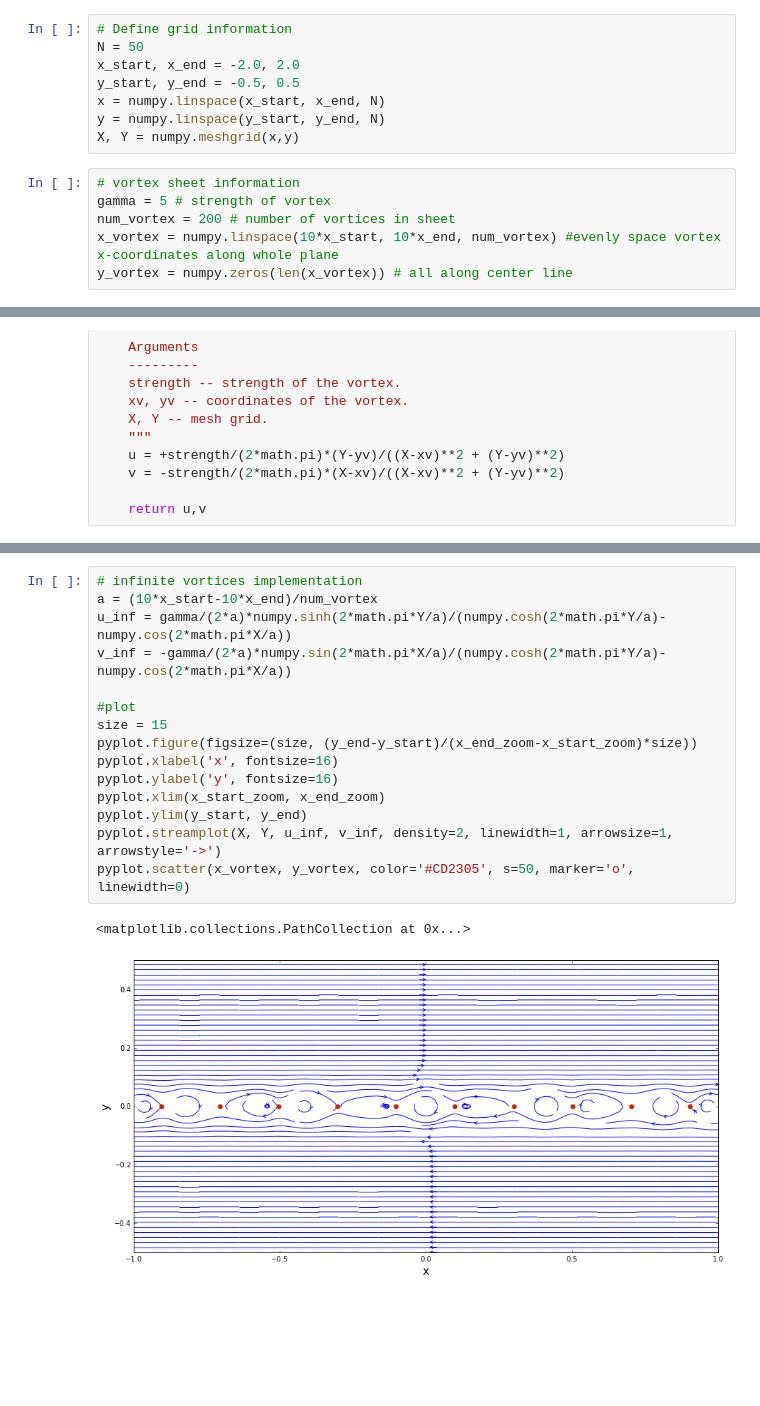
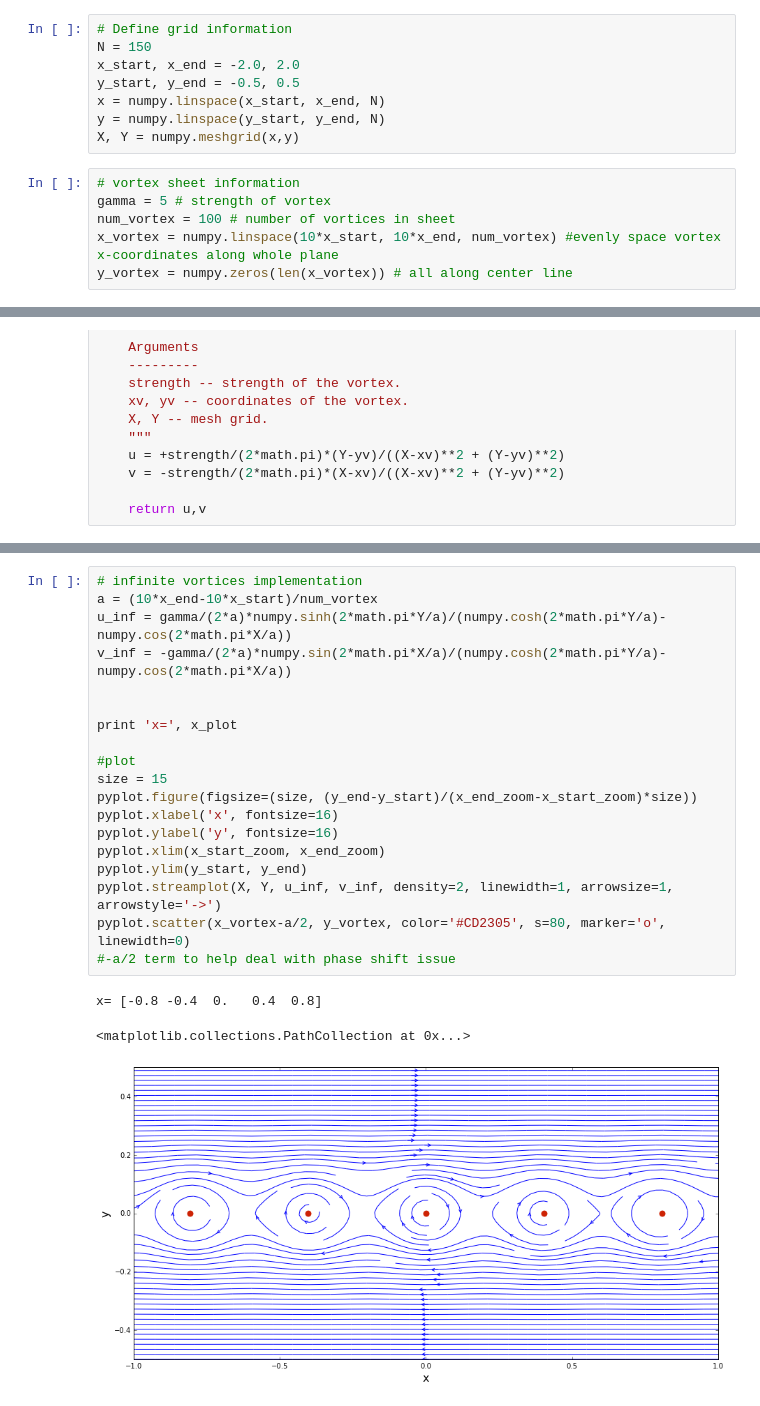
Before and after one commit to mglasstone/MAE6226, a Jupyter notebook: Lesson 05 - Row of Vortices Code.ipynb, the cells around one changed output, grey strips where cells are left out. Cells and saved outputs as stored; diff of their text form; blank space fills up the shorter version.

```diff
--- a/Lesson 05 - Row of Vortices Code.ipynb
+++ b/Lesson 05 - Row of Vortices Code.ipynb
@@ -4,7 +4,7 @@ import math
 from matplotlib import pyplot
 # %%
 # Define grid information
-N = 50
+N = 150
 x_start, x_end = -2.0, 2.0
 y_start, y_end = -0.5, 0.5
 x = numpy.linspace(x_start, x_end, N)
@@ -13,7 +13,7 @@ X, Y = numpy.meshgrid(x,y)
 # %%
 # vortex sheet information
 gamma = 5 # strength of vortex
-num_vortex = 200 # number of vortices in sheet
+num_vortex = 100 # number of vortices in sheet
 x_vortex = numpy.linspace(10*x_start, 10*x_end, num_vortex) #evenly space vortex x-coordinates along whole plane
 y_vortex = numpy.zeros(len(x_vortex)) # all along center line
 # %%
@@ -61,18 +62,23 @@ pyplot.scatter(x_vortex, y_vortex, color='#CD2305', s=50, marker='o', linewidth=
 # %%
 # infinite vortices implementation
-a = (10*x_start-10*x_end)/num_vortex
+a = (10*x_end-10*x_start)/num_vortex
 u_inf = gamma/(2*a)*numpy.sinh(2*math.pi*Y/a)/(numpy.cosh(2*math.pi*Y/a)-numpy.cos(2*math.pi*X/a))
 v_inf = -gamma/(2*a)*numpy.sin(2*math.pi*X/a)/(numpy.cosh(2*math.pi*Y/a)-numpy.cos(2*math.pi*X/a))
+
+
+print 'x=', x_plot
 
 #plot
 size = 15
 pyplot.figure(figsize=(size, (y_end-y_start)/(x_end_zoom-x_start_zoom)*size))
 pyplot.xlabel('x', fontsize=16)
 pyplot.ylabel('y', fontsize=16)
 pyplot.xlim(x_start_zoom, x_end_zoom)
 pyplot.ylim(y_start, y_end)
 pyplot.streamplot(X, Y, u_inf, v_inf, density=2, linewidth=1, arrowsize=1, arrowstyle='->')
-pyplot.scatter(x_vortex, y_vortex, color='#CD2305', s=50, marker='o', linewidth=0)
+pyplot.scatter(x_vortex-a/2, y_vortex, color='#CD2305', s=80, marker='o', linewidth=0)
+#-a/2 term to help deal with phase shift issue
 # %% [output]
-<matplotlib.collections.PathCollection at 0x...>
+x= [-0.8 -0.4  0.   0.4  0.8]
+<matplotlib.collections.PathCollection at 0x...>
-[figure, old version]
+[figure, new version]
```
Also changed, not shown: parts of 2 cells of this notebook.
